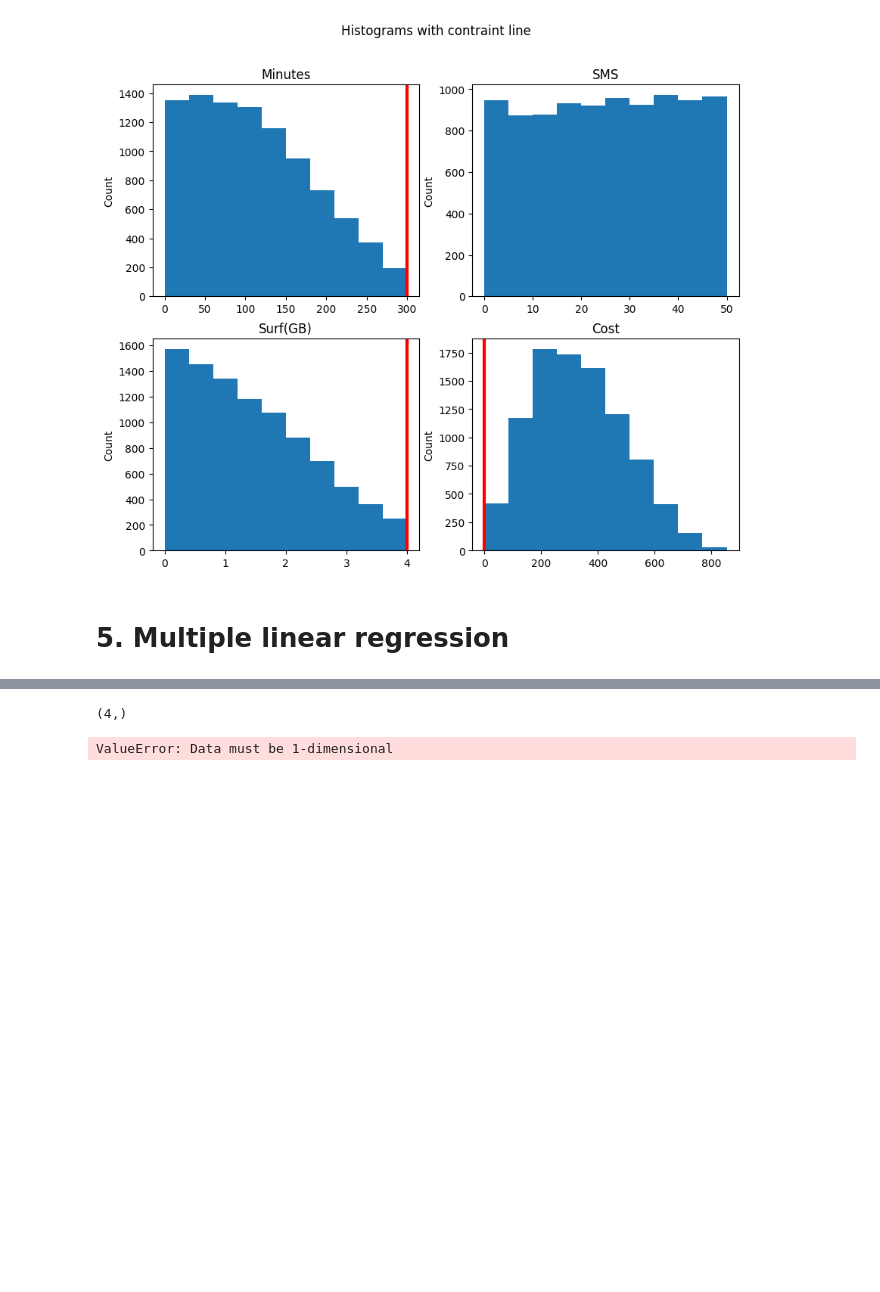
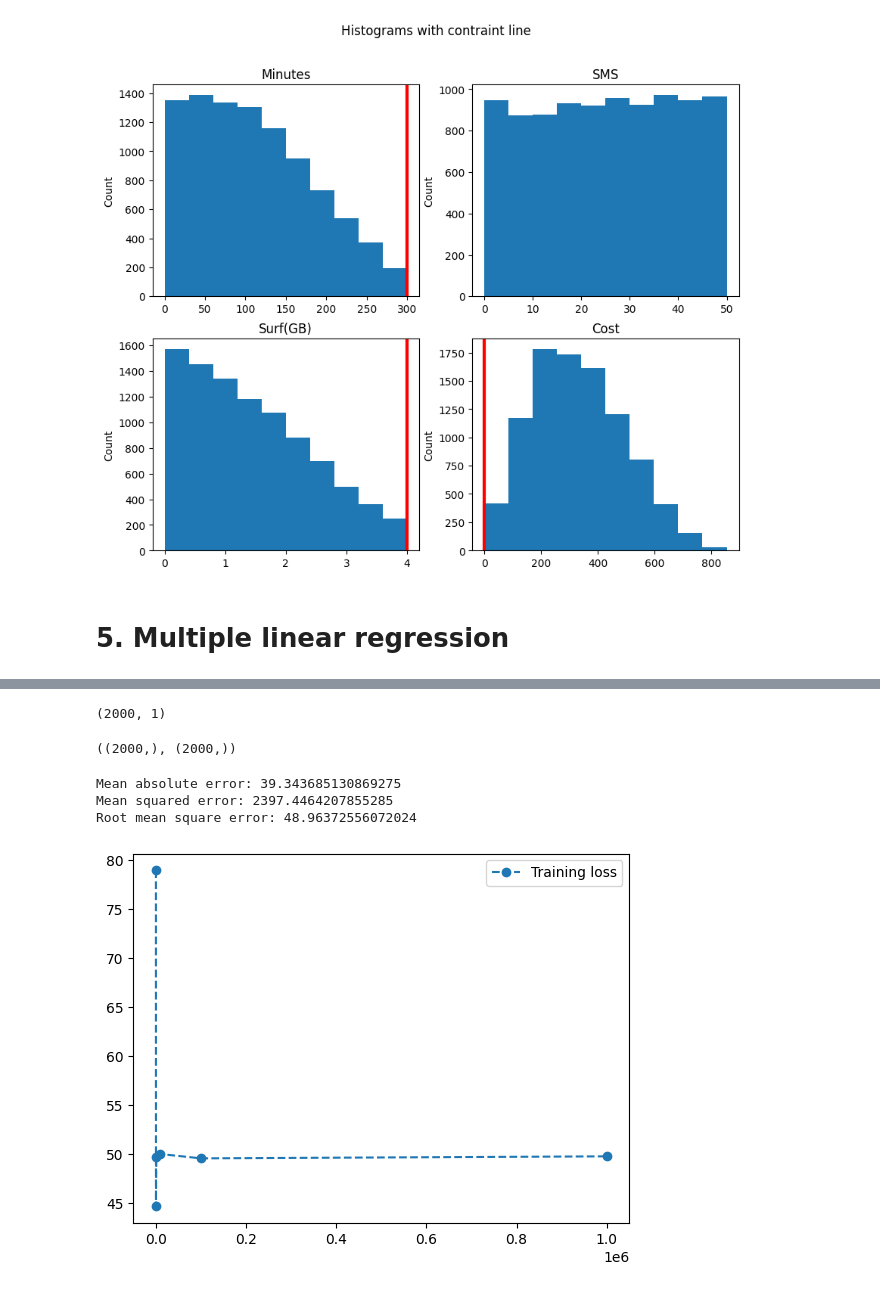
Before and after one commit to Danneftw1/Machine-learning, a Jupyter notebook: Exercises/Exercises-0-regression.ipynb, the cells around one changed output, grey strips where cells are left out. Drawn from its saved outputs; the diff is of its cells as text; code cells hidden in the pictures; blank space fills up the shorter version.

```diff
--- a/Exercises/Exercises-0-regression.ipynb
+++ b/Exercises/Exercises-0-regression.ipynb
@@ -217,7 +217,7 @@ epsi = np.random.normal(0, 50, size=10000)
 y = 25 + (2 * X1) + (0.5 * X2) + (50 * X3) + epsi
 
 intercept = np.ones(10000)
-intercept = df['Intercept'].convert_dtypes(convert_integer=True)
+#intercept = df['Intercept'].convert_dtypes(convert_integer=True)
 
 df = pd.DataFrame(
     {"Intercept": intercept, "Minutes": X1, "SMS": X2, "Surf(GB)": X3, "Cost": y}
@@ -288,13 +288,24 @@ beta_hat = regression_fit(X_train, y_train)
 predict = lambda X, weights: X @ weights
 
 y_hat = predict(X_test.to_numpy(), np.reshape(beta_hat.to_numpy(), (4, 1)))
-
-beta_hat.shape
 # %% [output]
-(4,)
+(2000, 1)
+# %%
+# get y_hat in the right shape from (2000, 1) to (2000,)
+y_hat = np.reshape(y_hat, (2000))
+# %%
+y_test.shape, y_hat.shape
+# %% [output]
+((2000,), (2000,))
 # %%
 MAE = 1 / len(y_test) * np.sum(np.abs(y_test - y_hat))
 MSE = 1 / len(y_test) * np.sum((y_test - y_hat) ** 2)
 RMSE = np.sqrt(MSE)
+
+print(f"Mean absolute error: {MAE}")
+print(f"Mean squared error: {MSE}")
+print(f"Root mean square error: {RMSE}")
 # %% [output]
-ValueError: Data must be 1-dimensional
+Mean absolute error: 39.343685130869275
+Mean squared error: 2397.4464207855285
+Root mean square error: 48.96372556072024
@@ -300,0 +364,4 @@ ValueError: Data must be 1-dimensional
+# %%
+plotting_rmse_for_different_sample_sizes()
+# %% [output]
+[figure, added]
```
Also changed, not shown: parts of 4 cells of this notebook, 1 other file.
